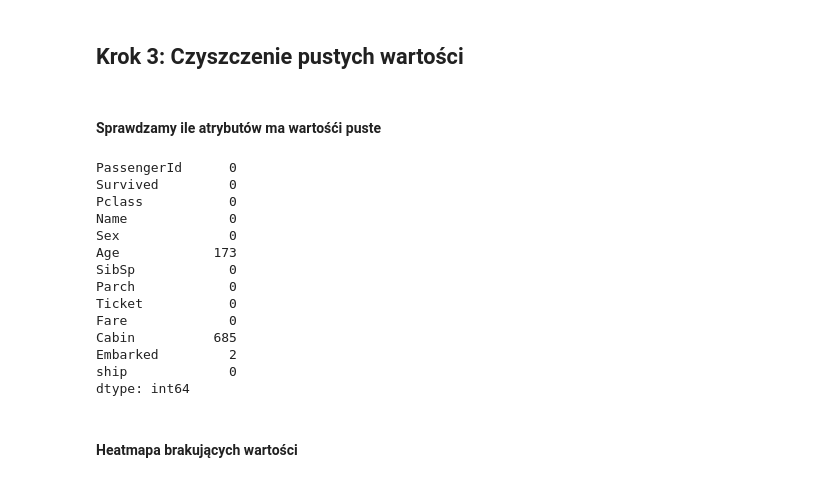
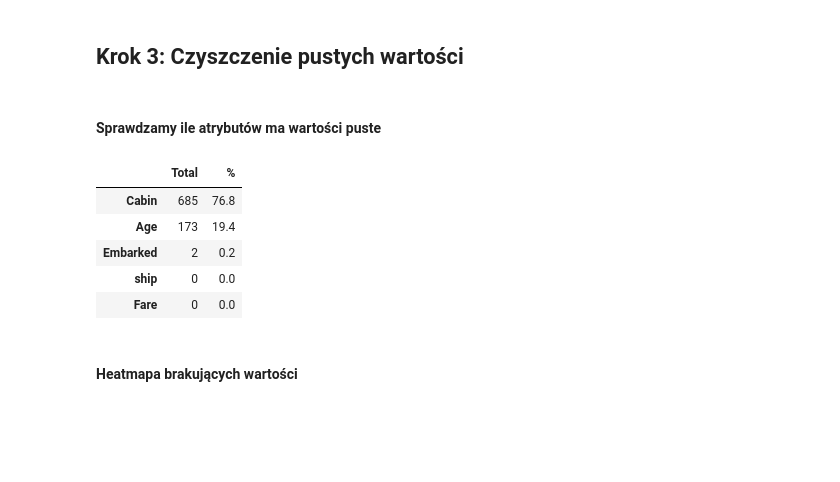
Before and after one commit to Tahimari/titanic, a Jupyter notebook: titanic_data_preprocessing.ipynb, the cells around one changed output. Cells and saved outputs as stored; diff of their text form; code cells hidden in the pictures; blank space fills up the shorter version.

```diff
--- a/titanic_data_preprocessing.ipynb
+++ b/titanic_data_preprocessing.ipynb
@@ -130,6 +130 @@ Niektóre kolumny posiadają źle określony typ danych, co może skutkować bł
-# %%
-data.Survived = data.Survived.astype('bool')
-data.Pclass = data.Pclass.astype('category')
-data.Sex = data.Sex.astype('category')
-data.Embarked = data.Embarked.astype('category')
 # %% [markdown]
@@ -137,3 +132,3 @@ Atrybut "Age" zawiera liczby float odzielone znakiem przecinka, co jest błędni
 # %%
-data.Age = data.Age.str.replace(',', '.').astype('float64')
+data.Age = data['Age'].str.replace(',', '.').astype('float64')
 # %% [markdown]
@@ -141,9 +136,10 @@ W atrybucie Fare dodatkowo, jeden z wierszy zawiera znak alphanumeryczny. Musimy
 # %%
-data.Fare = data.Fare.str.extract('(\d+)', expand=False)
-data.Fare = data.Fare.str.replace(',', '.').astype('float64')
+data['Fare'] = data['Fare'].str.extract('(\d+)', expand=False)
+data['Fare'] = data['Fare'].str.replace(',', '.').astype('float64')
 # %% [markdown]
 Po przekstałecniu typów danych tak prezentują się kolumny oraz 10 pierwszych wierszy zbioru.
 # %%
+data['Survived'] = data['Survived'].astype('bool')
 print(data.dtypes)
 data.head(10)
 # %% [output]
@@ -175,24 +171,20 @@ dtype: object
 # %% [markdown]
 ## Krok 3: Czyszczenie pustych wartości
 # %% [markdown]
-#### Sprawdzamy ile atrybutów ma wartośći puste
+#### Sprawdzamy ile atrybutów ma wartości puste
-# %%
-print(data.isnull().sum())
-# %% [output]
-PassengerId      0
-Survived         0
-Pclass           0
-Name             0
-Sex              0
-Age            173
-SibSp            0
-Parch            0
-Ticket           0
-Fare             0
-Cabin          685
-Embarked         2
-ship             0
-dtype: int64
+# %%
+total = data.isnull().sum().sort_values(ascending=False)
+percent_1 = data.isnull().sum()/data.isnull().count()*100
+percent_2 = (round(percent_1, 1)).sort_values(ascending=False)
+missing_data = pd.concat([total, percent_2], axis=1, keys=['Total', '%'])
+missing_data.head(5)
+# %% [output]
+|  | Total | % |
+| Cabin | 685 | 76.8 |
+| Age | 173 | 19.4 |
+| Embarked | 2 | 0.2 |
+| ship | 0 | 0.0 |
+| Fare | 0 | 0.0 |
 # %% [markdown]
 #### Heatmapa brakujących wartości
 # %%
```
Also changed, not shown: parts of 52 cells of this notebook, 1 other file.
